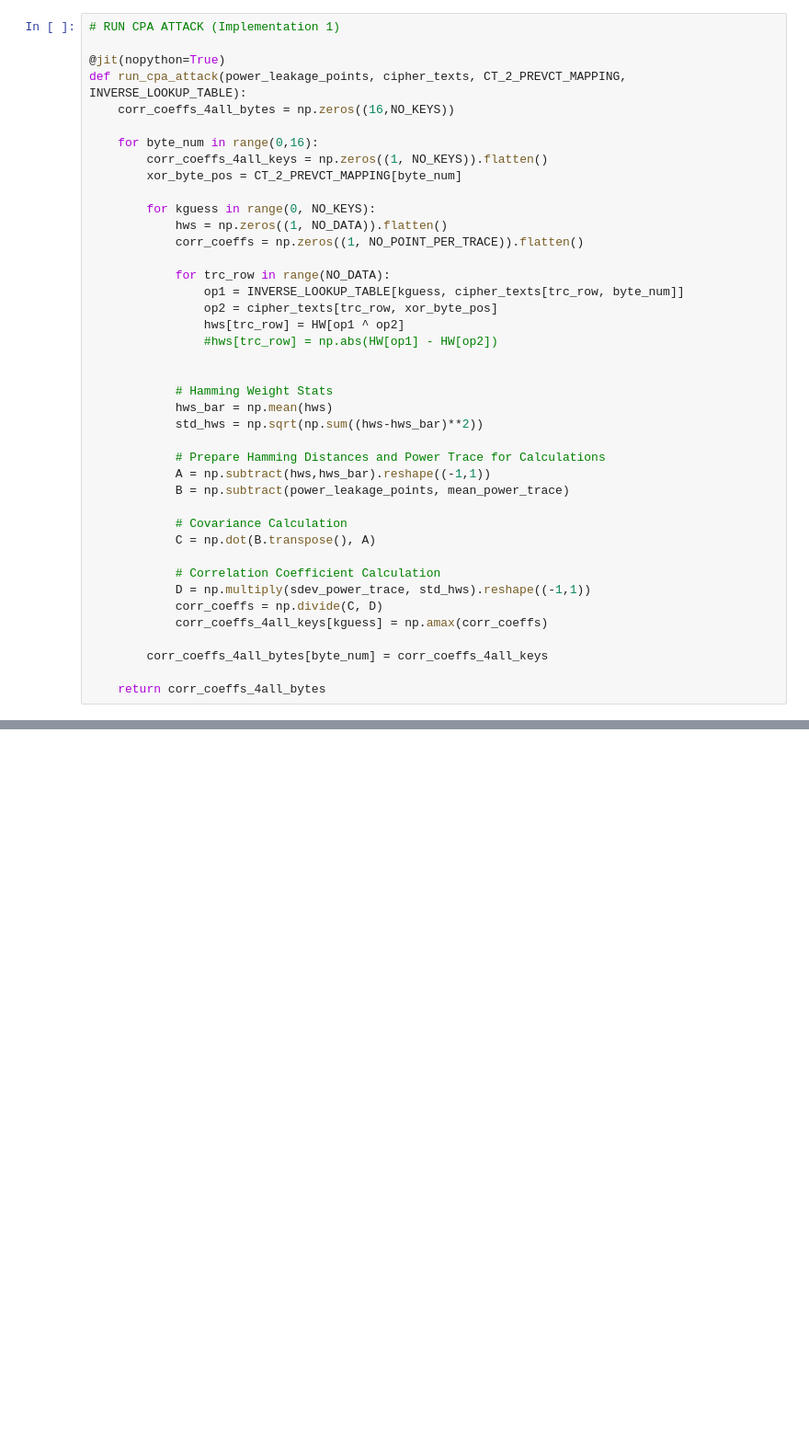
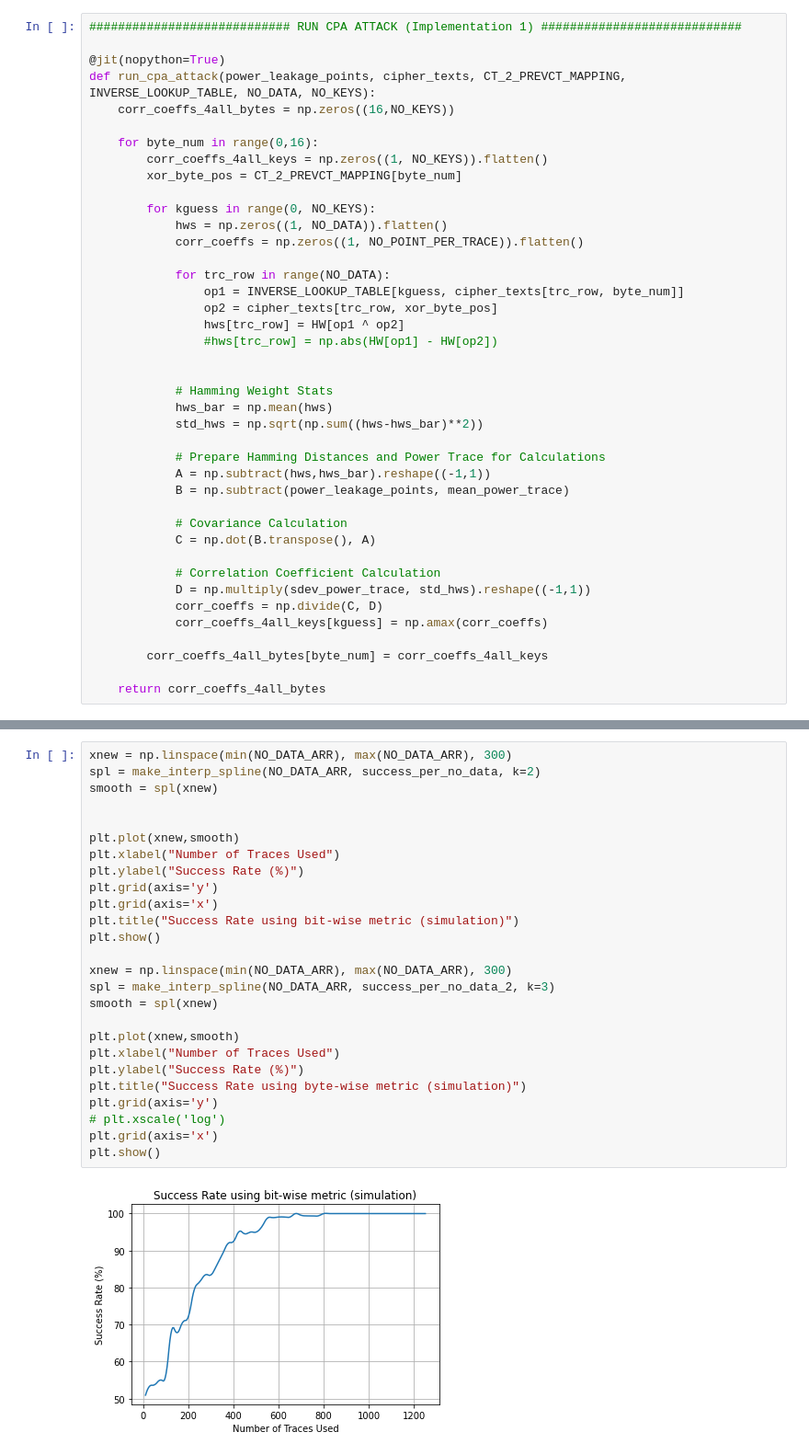
Before and after one commit to JimohYusuf/Capstone_SCA, a Jupyter notebook: cpa/src/run_cpa.ipynb, the cells around one changed output, grey strips where cells are left out. Shown: that part at 92% size. Saved outputs shown, nothing was run; the diff lists cells and outputs as text; blank space fills up the shorter version.

Commit message:
run_cpa updated to generate performance plots

```diff
--- a/cpa/src/run_cpa.ipynb
+++ b/cpa/src/run_cpa.ipynb
@@ -291,8 +300,8 @@ sdev_power_trace = sdev(power_leakage_points, mean_power_trace)
 # %%
-# RUN CPA ATTACK (Implementation 1)
+############################ RUN CPA ATTACK (Implementation 1) ############################
 
 @jit(nopython=True)
-def run_cpa_attack(power_leakage_points, cipher_texts, CT_2_PREVCT_MAPPING, INVERSE_LOOKUP_TABLE):
+def run_cpa_attack(power_leakage_points, cipher_texts, CT_2_PREVCT_MAPPING, INVERSE_LOOKUP_TABLE, NO_DATA, NO_KEYS):
     corr_coeffs_4all_bytes = np.zeros((16,NO_KEYS))
 
     for byte_num in range(0,16):
@@ -388,0 +505,28 @@ def get_key_bytes(pwr_trc, hamming_distances):
+# %%
+xnew = np.linspace(min(NO_DATA_ARR), max(NO_DATA_ARR), 300)
+spl = make_interp_spline(NO_DATA_ARR, success_per_no_data, k=2)
+smooth = spl(xnew)
+
+
+plt.plot(xnew,smooth)
+plt.xlabel("Number of Traces Used")
+plt.ylabel("Success Rate (%)")
+plt.grid(axis='y')
+plt.grid(axis='x')
+plt.title("Success Rate using bit-wise metric (simulation)")
+plt.show()
+
+xnew = np.linspace(min(NO_DATA_ARR), max(NO_DATA_ARR), 300)
+spl = make_interp_spline(NO_DATA_ARR, success_per_no_data_2, k=3)
+smooth = spl(xnew)
+
+plt.plot(xnew,smooth)
+plt.xlabel("Number of Traces Used")
+plt.ylabel("Success Rate (%)")
+plt.title("Success Rate using byte-wise metric (simulation)")
+plt.grid(axis='y')
+# plt.xscale('log')
+plt.grid(axis='x')
+plt.show()
+# %% [output]
+[figure, added]
```
Also changed, not shown: parts of 21 cells of this notebook, 5 other files.
